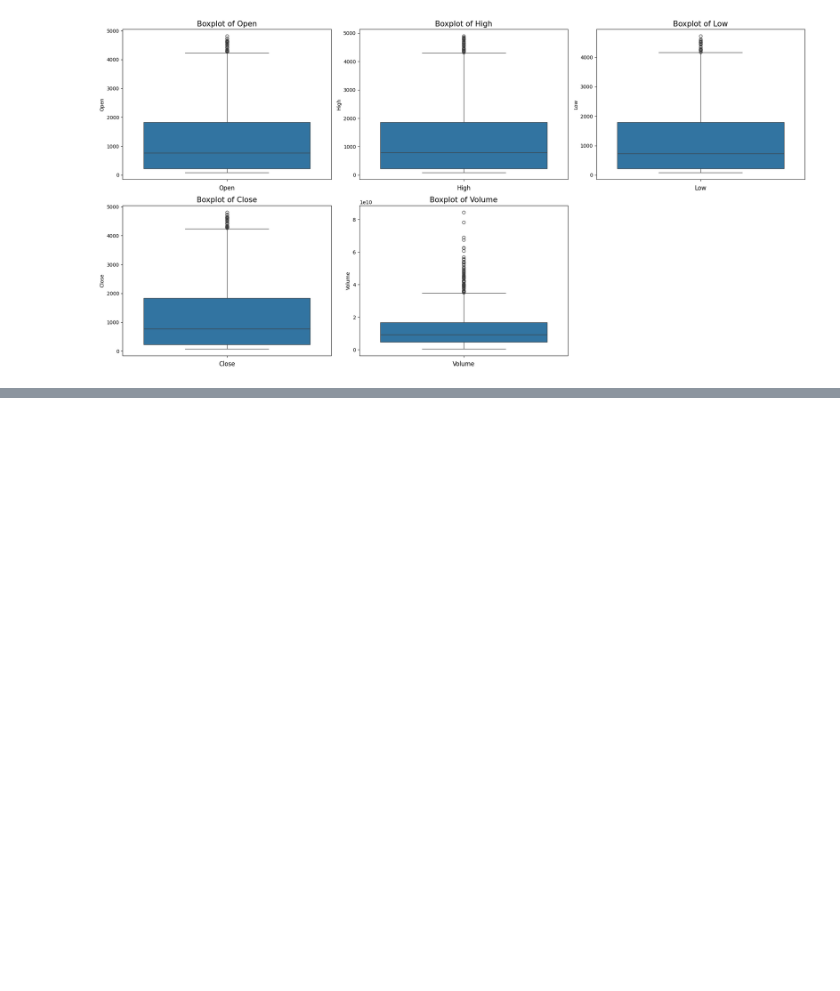
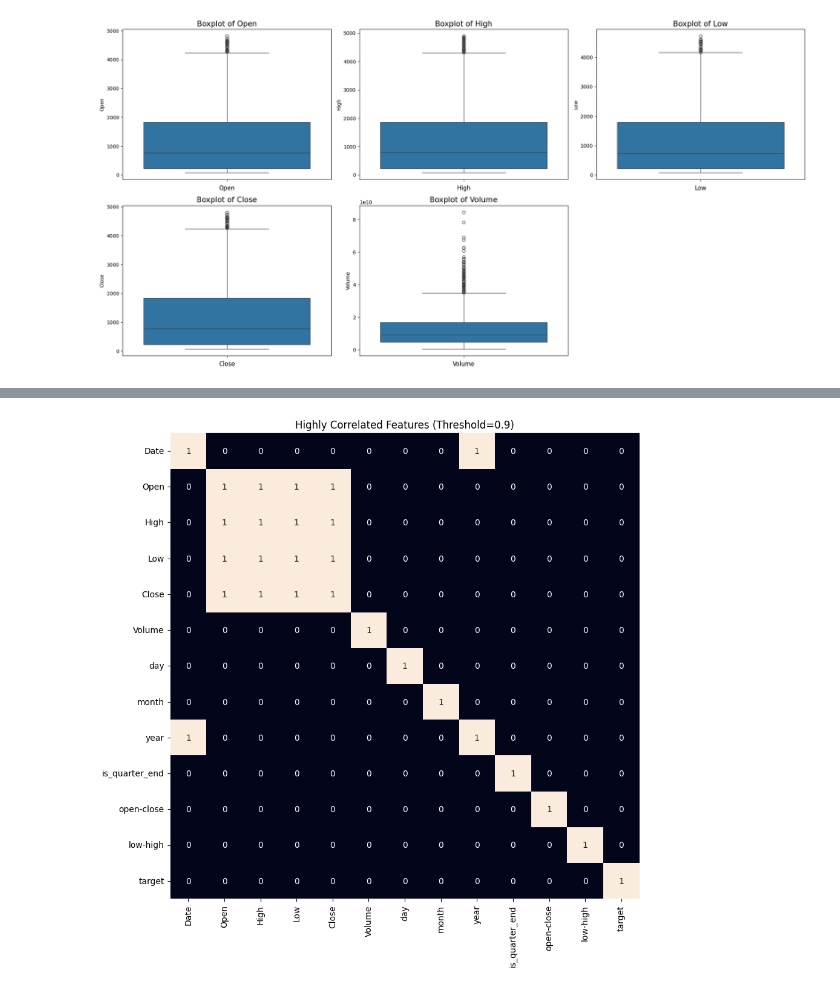
Before and after one commit to tarungolait/Ethereum-Price-Predictor, a Jupyter notebook: main.ipynb, the cells around one changed output, grey strips where cells are left out. Cells and saved outputs as stored; diff of their text form; code cells hidden in the pictures; blank space fills up the shorter version.

```diff
--- a/main.ipynb
+++ b/main.ipynb
@@ -160,0 +244,13 @@ data.head()
+# %%
+import matplotlib.pyplot as plt
+import seaborn as sns
+
+plt.figure(figsize=(10, 10))
+
+# Plotting the heatmap for highly correlated features
+sns.heatmap(data.corr() > 0.9, annot=True, cbar=False)
+
+plt.title('Highly Correlated Features (Threshold=0.9)')
+plt.show()
+# %% [output]
+[figure, added]
```
Also changed, not shown: parts of 7 cells of this notebook.
